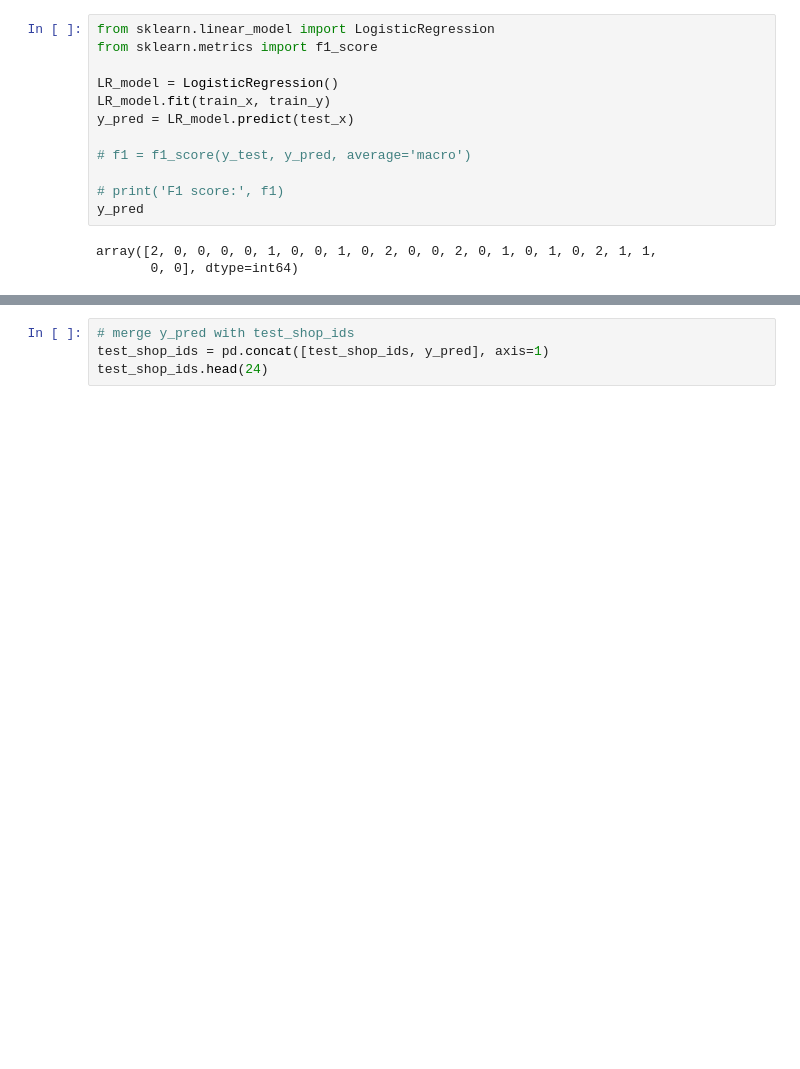
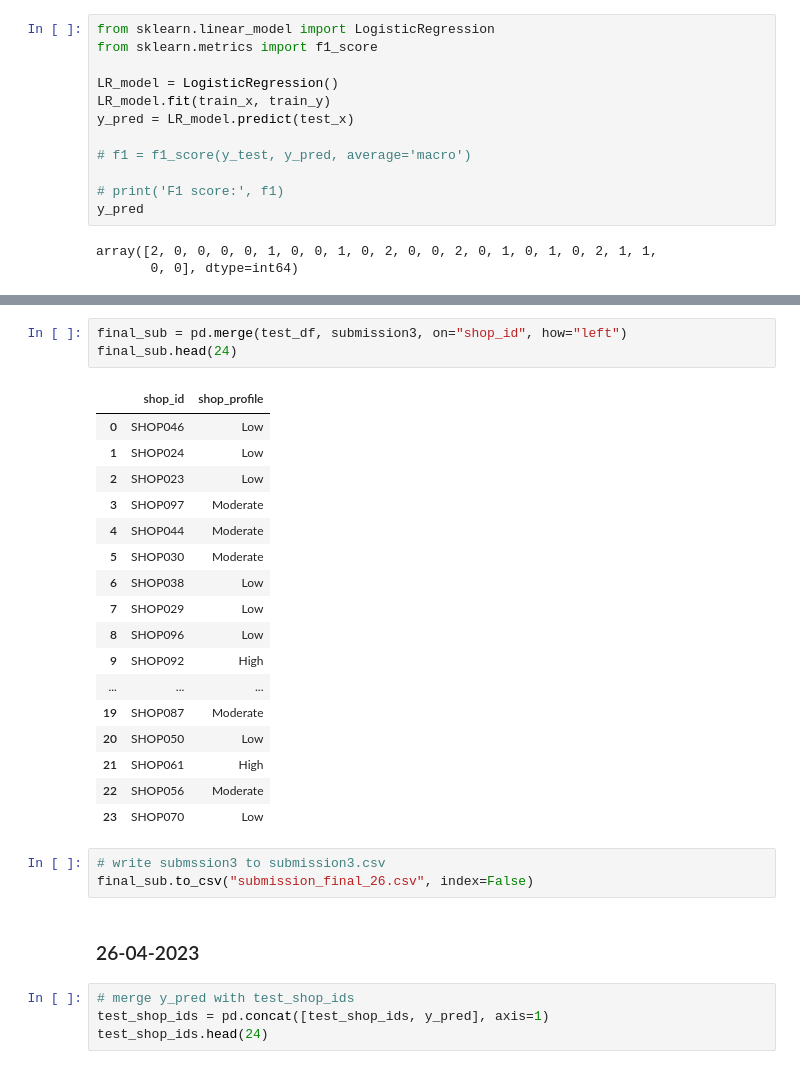
Before and after one commit to joelsathi/DataStorm-4.0-BrainLeftException, a Jupyter notebook: competition-notebook.ipynb, the cells around one changed output, grey strips where cells are left out. Drawn from its saved outputs; the diff is of its cells as text; blank space fills up the shorter version.

```diff
--- a/competition-notebook.ipynb
+++ b/competition-notebook.ipynb
@@ -1527,3 +1563,29 @@ y_pred.head()
+# %%
+final_sub = pd.merge(test_df, submission3, on="shop_id", how="left")
+final_sub.head(24)
+# %% [output]
+|  | shop_id | shop_profile |
+| 0 | SHOP046 | Low |
+| 1 | SHOP024 | Low |
+| 2 | SHOP023 | Low |
+| 3 | SHOP097 | Moderate |
+| 4 | SHOP044 | Moderate |
+| 5 | SHOP030 | Moderate |
+| 6 | SHOP038 | Low |
+| 7 | SHOP029 | Low |
+| 8 | SHOP096 | Low |
+| 9 | SHOP092 | High |
+| ... | ... | ... |
+| 19 | SHOP087 | Moderate |
+| 20 | SHOP050 | Low |
+| 21 | SHOP061 | High |
+| 22 | SHOP056 | Moderate |
+| 23 | SHOP070 | Low |
+# %%
+# write submssion3 to submission3.csv
+final_sub.to_csv("submission_final_26.csv", index=False)
+# %% [markdown]
+### 26-04-2023
 # %%
 # merge y_pred with test_shop_ids
 test_shop_ids = pd.concat([test_shop_ids, y_pred], axis=1)
```
Also changed, not shown: parts of 6 cells of this notebook.
